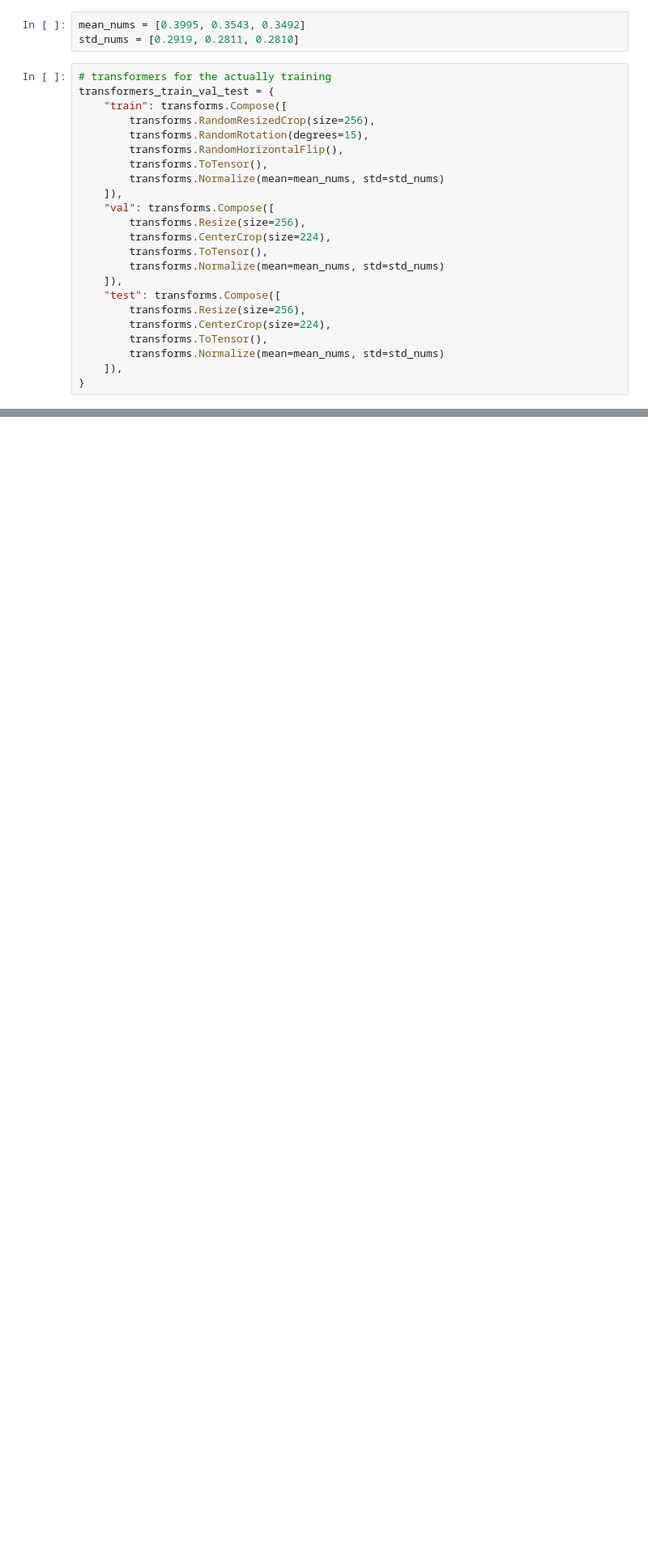
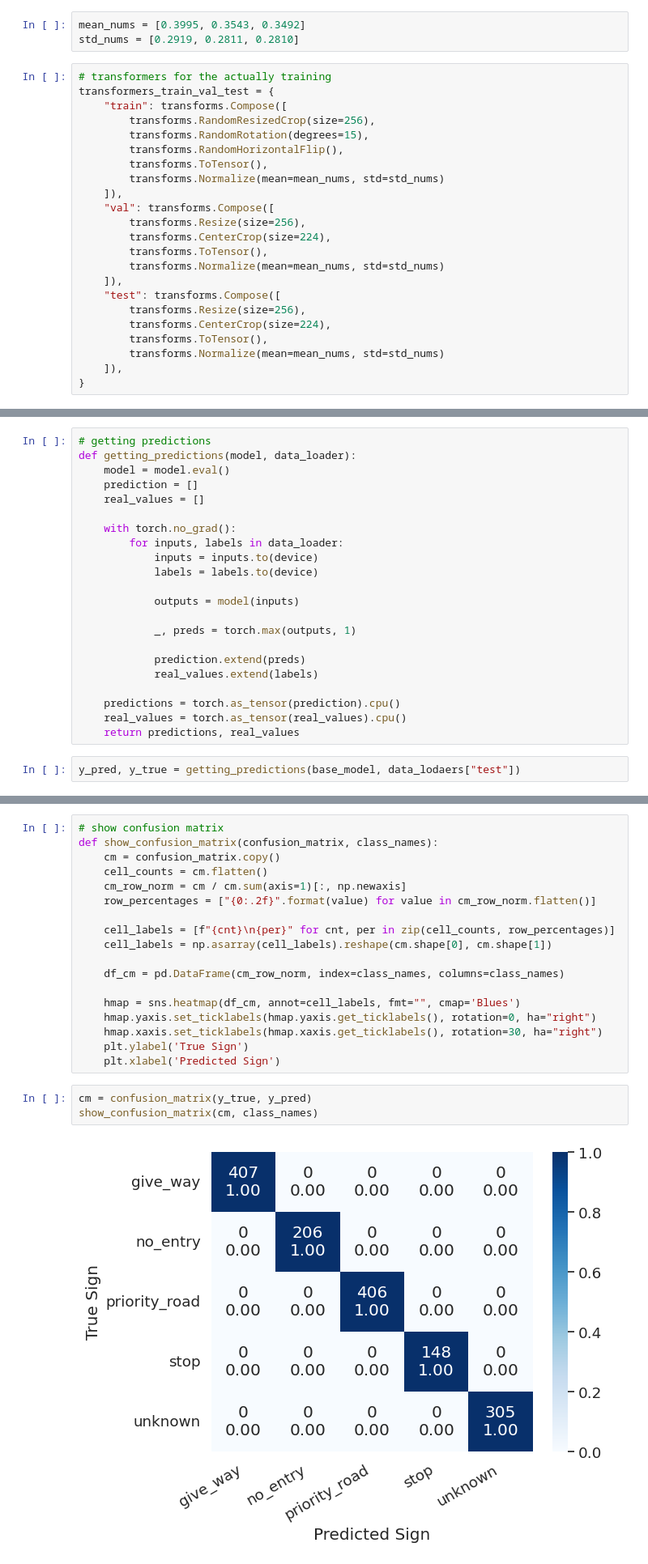
Before and after one commit to LucianoBatista/get-things-done-pytorch, a Jupyter notebook: chaps/chap_03.ipynb, the cells around one changed output, grey strips where cells are left out. Shown at 81% size. Drawn from its saved outputs; the diff is of its cells as text; blank space fills up the shorter version.

```diff
--- a/chaps/chap_03.ipynb
+++ b/chaps/chap_03.ipynb
@@ -193,0 +405,24 @@ transformers_train_val_test = {
+# %%
+# getting predictions
+def getting_predictions(model, data_loader):
+    model = model.eval()
+    prediction = []
+    real_values = []
+
+    with torch.no_grad():
+        for inputs, labels in data_loader:
+            inputs = inputs.to(device)
+            labels = labels.to(device)
+
+            outputs = model(inputs)
+
+            _, preds = torch.max(outputs, 1)
+
+            prediction.extend(preds)
+            real_values.extend(labels)
+
+    predictions = torch.as_tensor(prediction).cpu()
+    real_values = torch.as_tensor(real_values).cpu()
+    return predictions, real_values
+# %%
+y_pred, y_true = getting_predictions(base_model, data_lodaers["test"])
@@ -193,0 +443,23 @@ transformers_train_val_test = {
+# %%
+# show confusion matrix
+def show_confusion_matrix(confusion_matrix, class_names):
+    cm = confusion_matrix.copy()
+    cell_counts = cm.flatten()
+    cm_row_norm = cm / cm.sum(axis=1)[:, np.newaxis]
+    row_percentages = ["{0:.2f}".format(value) for value in cm_row_norm.flatten()]
+
+    cell_labels = [f"{cnt}\n{per}" for cnt, per in zip(cell_counts, row_percentages)]
+    cell_labels = np.asarray(cell_labels).reshape(cm.shape[0], cm.shape[1])
+
+    df_cm = pd.DataFrame(cm_row_norm, index=class_names, columns=class_names)
+
+    hmap = sns.heatmap(df_cm, annot=cell_labels, fmt="", cmap='Blues')
+    hmap.yaxis.set_ticklabels(hmap.yaxis.get_ticklabels(), rotation=0, ha="right")
+    hmap.xaxis.set_ticklabels(hmap.xaxis.get_ticklabels(), rotation=30, ha="right")
+    plt.ylabel('True Sign')
+    plt.xlabel('Predicted Sign')
+# %%
+cm = confusion_matrix(y_true, y_pred)
+show_confusion_matrix(cm, class_names)
+# %% [output]
+[figure, added]
```
Also changed, not shown: parts of 26 cells of this notebook, 4 other files.
